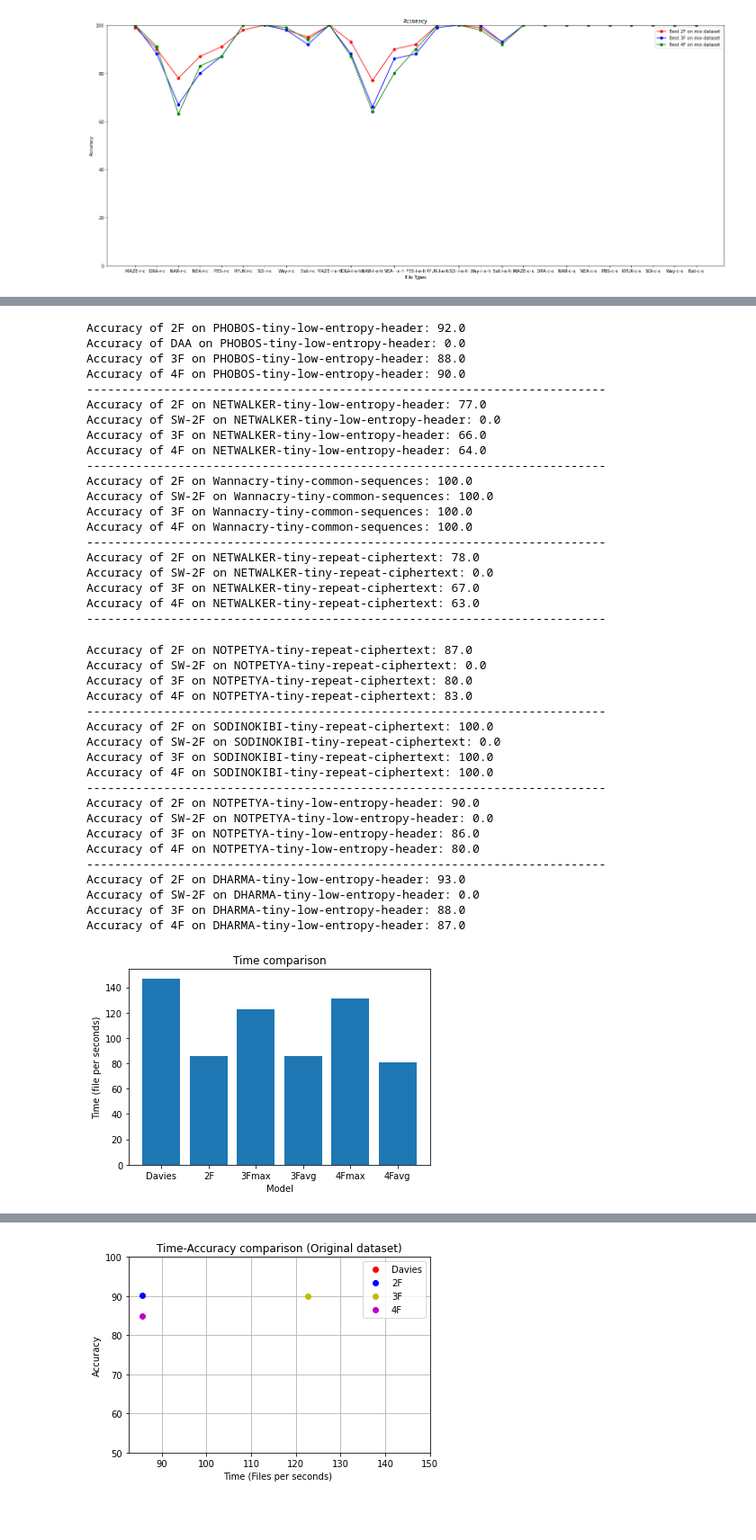
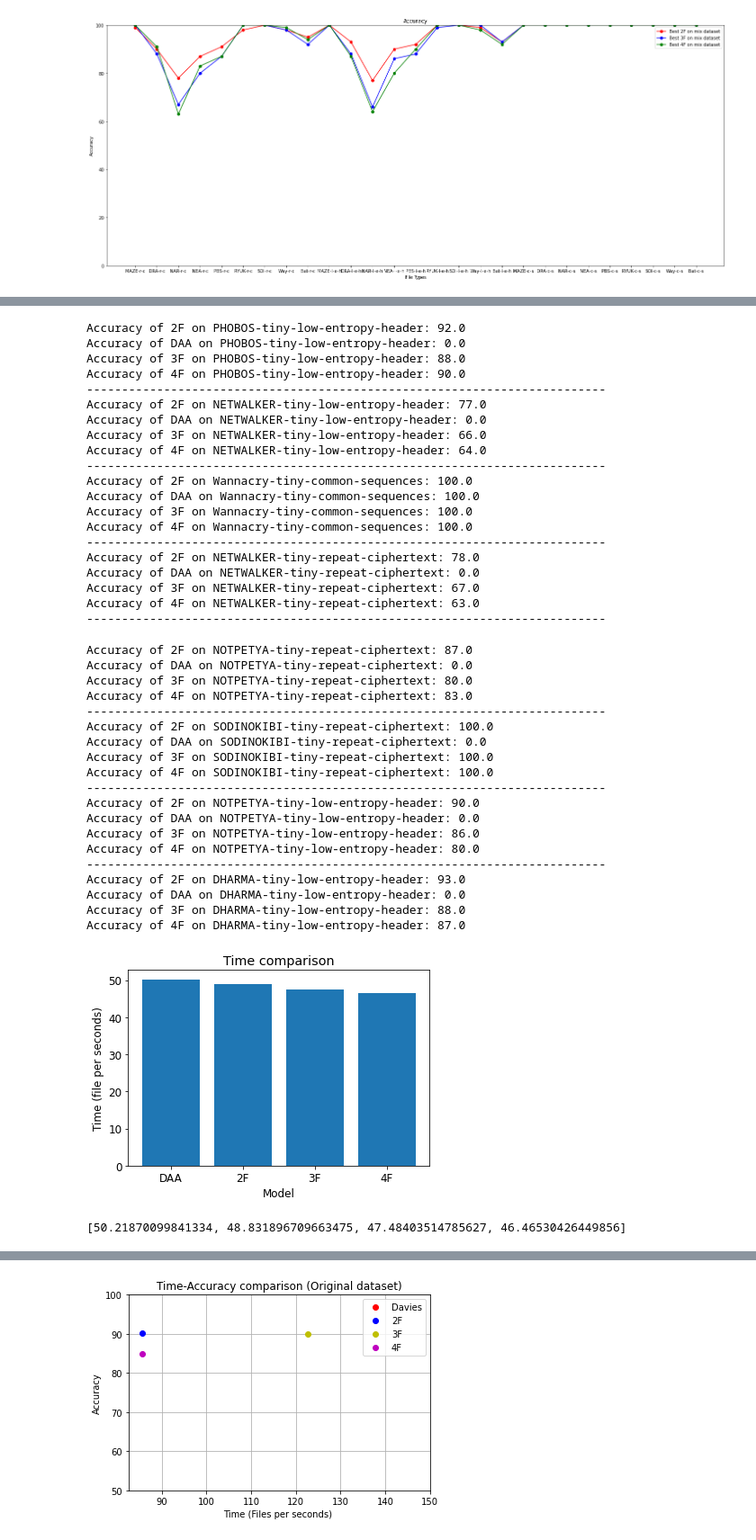
Before and after one commit to gomitolof/DAA-for-Ransomware-detection, a Jupyter notebook: models_mix/best_models.ipynb, the cells around one changed output, grey strips where cells are left out. Shown at 90% size. Cells and saved outputs as stored; diff of their text form; code cells hidden in the pictures; blank space fills up the shorter version.

Commit message:
common sequence ed execution time tests

```diff
--- a/models_mix/best_models.ipynb
+++ b/models_mix/best_models.ipynb
@@ -303,7 +303,7 @@ for i in range(best_hl):
 
 # Obtains all paths to analyze from a .txt files
 #f = open('./paths.txt', 'r')
-f = open('../paths/partial_mixed_dataset.txt', 'r')
+f = open('../paths/mixed_dataset.txt', 'r')
 paths = f.readlines()
 f.close()
 files_analyzed = np.zeros([len(paths)])
@@ -1655,13 +1634,0 @@ plt.show()
-# %%
-plt.rcParams.update({'font.size': 12})
-plt.figure(figsize=(9,7))
-plt.title("Accuracy")
-plt.xlabel("File Types")
-plt.ylabel("Accuracy")
-plt.plot(short_paths[9:18], acc_DAA[9:18], marker='o', color="green", label="Best DAA on mix dataset")
-plt.plot(short_paths[9:18], acc_2F_mix[9:18], marker='o', color="red", label="Best 2F on mix dataset")
-plt.plot(short_paths[9:18], acc_3F_mix[9:18], marker='o', color="blue", label="Best 3F on mix dataset")
-plt.plot(short_paths[9:18], acc_4F_mix[9:18], marker='o', color="black", label="Best 4F on mix dataset")
-plt.ylim([0, 100])
-plt.legend()
-plt.show()
@@ -1670,13 +1634,0 @@ plt.show()
-# %%
-plt.rcParams.update({'font.size': 12})
-plt.figure(figsize=(8,7))
-plt.title("Accuracy")
-plt.xlabel("File Types")
-plt.ylabel("Accuracy")
-plt.plot(short_paths[18:27], acc_DAA_mix[18:27], marker='o', color="green", label="Best DAA on mix dataset")
-plt.plot(short_paths[18:27], acc_2F_mix[18:27], marker='o', color="red", label="Best 2F on mix dataset")
-plt.plot(short_paths[18:27], acc_3F_mix[18:27], marker='o', color="blue", label="Best 3F on mix dataset")
-plt.plot(short_paths[18:27], acc_4F_mix[18:27], marker='o', color="black", label="Best 4F on mix dataset")
-plt.ylim([0, 100])
-plt.legend()
-plt.show()
@@ -1691,19 +1641,19 @@ print("Accuracy of 4F on PHOBOS-tiny-low-entropy-header:", acc_4F_mix[13])
 print("--------------------------------------------------------------------------")
 #../NapierOneDataset/EXTRA/RANSOMWARE-NETWALKER-tiny-low-entropy-header
 print("Accuracy of 2F on NETWALKER-tiny-low-entropy-header:", acc_2F_mix[11])
-print("Accuracy of SW-2F on NETWALKER-tiny-low-entropy-header:", acc_DAA_mix[11])
+print("Accuracy of DAA on NETWALKER-tiny-low-entropy-header:", acc_DAA_mix[11])
 print("Accuracy of 3F on NETWALKER-tiny-low-entropy-header:", acc_3F_mix[11])
 print("Accuracy of 4F on NETWALKER-tiny-low-entropy-header:", acc_4F_mix[11])
 print("--------------------------------------------------------------------------")
 #../NapierOneDataset/EXTRA/Wannacry-tiny-common-sequences
 print("Accuracy of 2F on Wannacry-tiny-common-sequences:", acc_2F_mix[25])
-print("Accuracy of SW-2F on Wannacry-tiny-common-sequences:", acc_DAA_mix[25])
+print("Accuracy of DAA on Wannacry-tiny-common-sequences:", acc_DAA_mix[25])
 print("Accuracy of 3F on Wannacry-tiny-common-sequences:", acc_3F_mix[25])
 print("Accuracy of 4F on Wannacry-tiny-common-sequences:", acc_4F_mix[25])
 print("--------------------------------------------------------------------------")
 #../NapierOneDataset/EXTRA/RANSOMWARE-NETWALKER-tiny-repeat-ciphertext
 print("Accuracy of 2F on NETWALKER-tiny-repeat-ciphertext:", acc_2F_mix[2])
-print("Accuracy of SW-2F on NETWALKER-tiny-repeat-ciphertext:", acc_DAA_mix[2])
+print("Accuracy of DAA on NETWALKER-tiny-repeat-ciphertext:", acc_DAA_mix[2])
 print("Accuracy of 3F on NETWALKER-tiny-repeat-ciphertext:", acc_3F_mix[2])
 print("Accuracy of 4F on NETWALKER-tiny-repeat-ciphertext:", acc_4F_mix[2])
 print("--------------------------------------------------------------------------")
@@ -1714,76 +1664,78 @@ Accuracy of 3F on PHOBOS-tiny-low-entropy-header: 88.0
 Accuracy of 4F on PHOBOS-tiny-low-entropy-header: 90.0
 --------------------------------------------------------------------------
 Accuracy of 2F on NETWALKER-tiny-low-entropy-header: 77.0
-Accuracy of SW-2F on NETWALKER-tiny-low-entropy-header: 0.0
+Accuracy of DAA on NETWALKER-tiny-low-entropy-header: 0.0
 Accuracy of 3F on NETWALKER-tiny-low-entropy-header: 66.0
 Accuracy of 4F on NETWALKER-tiny-low-entropy-header: 64.0
 --------------------------------------------------------------------------
 Accuracy of 2F on Wannacry-tiny-common-sequences: 100.0
-Accuracy of SW-2F on Wannacry-tiny-common-sequences: 100.0
+Accuracy of DAA on Wannacry-tiny-common-sequences: 100.0
 Accuracy of 3F on Wannacry-tiny-common-sequences: 100.0
 Accuracy of 4F on Wannacry-tiny-common-sequences: 100.0
 --------------------------------------------------------------------------
 Accuracy of 2F on NETWALKER-tiny-repeat-ciphertext: 78.0
-Accuracy of SW-2F on NETWALKER-tiny-repeat-ciphertext: 0.0
+Accuracy of DAA on NETWALKER-tiny-repeat-ciphertext: 0.0
 Accuracy of 3F on NETWALKER-tiny-repeat-ciphertext: 67.0
 Accuracy of 4F on NETWALKER-tiny-repeat-ciphertext: 63.0
 --------------------------------------------------------------------------
 # %%
 #../NapierOneDataset/EXTRA/RANSOMWARE-NOTPETYA-tiny-repeat-ciphertext
 print("Accuracy of 2F on NOTPETYA-tiny-repeat-ciphertext:", acc_2F_mix[3])
-print("Accuracy of SW-2F on NOTPETYA-tiny-repeat-ciphertext:", acc_DAA_mix[3])
+print("Accuracy of DAA on NOTPETYA-tiny-repeat-ciphertext:", acc_DAA_mix[3])
 print("Accuracy of 3F on NOTPETYA-tiny-repeat-ciphertext:", acc_3F_mix[3])
 print("Accuracy of 4F on NOTPETYA-tiny-repeat-ciphertext:", acc_4F_mix[3])
 print("--------------------------------------------------------------------------")
 #../NapierOneDataset/EXTRA/RANSOMWARE-SODINOKIBI-tiny-repeat-ciphertext
 print("Accuracy of 2F on SODINOKIBI-tiny-repeat-ciphertext:", acc_2F_mix[6])
-print("Accuracy of SW-2F on SODINOKIBI-tiny-repeat-ciphertext:", acc_DAA_mix[6])
+print("Accuracy of DAA on SODINOKIBI-tiny-repeat-ciphertext:", acc_DAA_mix[6])
 print("Accuracy of 3F on SODINOKIBI-tiny-repeat-ciphertext:", acc_3F_mix[6])
 print("Accuracy of 4F on SODINOKIBI-tiny-repeat-ciphertext:", acc_4F_mix[6])
 print("--------------------------------------------------------------------------")
 #../NapierOneDataset/EXTRA/RANSOMWARE-NOTPETYA-tiny-low-entropy-header
 print("Accuracy of 2F on NOTPETYA-tiny-low-entropy-header:", acc_2F_mix[12])
-print("Accuracy of SW-2F on NOTPETYA-tiny-low-entropy-header:", acc_DAA_mix[12])
+print("Accuracy of DAA on NOTPETYA-tiny-low-entropy-header:", acc_DAA_mix[12])
 print("Accuracy of 3F on NOTPETYA-tiny-low-entropy-header:", acc_3F_mix[12])
 print("Accuracy of 4F on NOTPETYA-tiny-low-entropy-header:", acc_4F_mix[12])
 print("--------------------------------------------------------------------------")
 #../NapierOneDataset/EXTRA/RANSOMWARE-DHARMA-tiny-low-entropy-header
 print("Accuracy of 2F on DHARMA-tiny-low-entropy-header:", acc_2F_mix[10])
-print("Accuracy of SW-2F on DHARMA-tiny-low-entropy-header:", acc_DAA_mix[10])
+print("Accuracy of DAA on DHARMA-tiny-low-entropy-header:", acc_DAA_mix[10])
 print("Accuracy of 3F on DHARMA-tiny-low-entropy-header:", acc_3F_mix[10])
 print("Accuracy of 4F on DHARMA-tiny-low-entropy-header:", acc_4F_mix[10])
 # %% [output]
 Accuracy of 2F on NOTPETYA-tiny-repeat-ciphertext: 87.0
-Accuracy of SW-2F on NOTPETYA-tiny-repeat-ciphertext: 0.0
+Accuracy of DAA on NOTPETYA-tiny-repeat-ciphertext: 0.0
 Accuracy of 3F on NOTPETYA-tiny-repeat-ciphertext: 80.0
 Accuracy of 4F on NOTPETYA-tiny-repeat-ciphertext: 83.0
 --------------------------------------------------------------------------
 Accuracy of 2F on SODINOKIBI-tiny-repeat-ciphertext: 100.0
-Accuracy of SW-2F on SODINOKIBI-tiny-repeat-ciphertext: 0.0
+Accuracy of DAA on SODINOKIBI-tiny-repeat-ciphertext: 0.0
 Accuracy of 3F on SODINOKIBI-tiny-repeat-ciphertext: 100.0
 Accuracy of 4F on SODINOKIBI-tiny-repeat-ciphertext: 100.0
 --------------------------------------------------------------------------
 Accuracy of 2F on NOTPETYA-tiny-low-entropy-header: 90.0
-Accuracy of SW-2F on NOTPETYA-tiny-low-entropy-header: 0.0
+Accuracy of DAA on NOTPETYA-tiny-low-entropy-header: 0.0
 Accuracy of 3F on NOTPETYA-tiny-low-entropy-header: 86.0
 Accuracy of 4F on NOTPETYA-tiny-low-entropy-header: 80.0
 --------------------------------------------------------------------------
 Accuracy of 2F on DHARMA-tiny-low-entropy-header: 93.0
-Accuracy of SW-2F on DHARMA-tiny-low-entropy-header: 0.0
+Accuracy of DAA on DHARMA-tiny-low-entropy-header: 0.0
 Accuracy of 3F on DHARMA-tiny-low-entropy-header: 88.0
 Accuracy of 4F on DHARMA-tiny-low-entropy-header: 87.0
 # %%
-model = ["Davies", "2F", "3Fmax", "3Favg", "4Fmax", "4Favg"]
-time = [time_spentDAA/files_analyzedDAA,time_spent2F/files_analyzed2F,time_spent3Fmax/files_analyzed3Fmax,time_spent3Favg/files_analyzed3Favg,time_spent4Fmax/files_analyzed4Fmax,time_spent4Favg/files_analyzed4Favg]
-time1= [1/time[0],1/time[1],1/time[2],1/time[3],1/time[4],1/time[5]]
+model = ["DAA", "2F", "3F", "4F"]
+time = [time_spentDAA/files_analyzedDAA,time_spent2F/files_analyzed2F,time_spent3Favg/files_analyzed3Favg,time_spent4Favg/files_analyzed4Favg]
+time1= [1/time[0],1/time[1],1/time[2],1/time[3]]
 x_pos = np.arange(len(model))
 
 plt.bar(x_pos, time1, align='center')
 plt.xticks(x_pos, model)
 plt.ylabel('Time (file per seconds)')
 plt.xlabel('Model')
 plt.title('Time comparison')
 plt.show()
+print(time1)
 # %% [output]
-[figure, old version]
+[figure, new version]
+[50.21870099841334, 48.831896709663475, 47.48403514785627, 46.46530426449856]
 # %%
```
Also changed, not shown: parts of 17 cells of this notebook.
